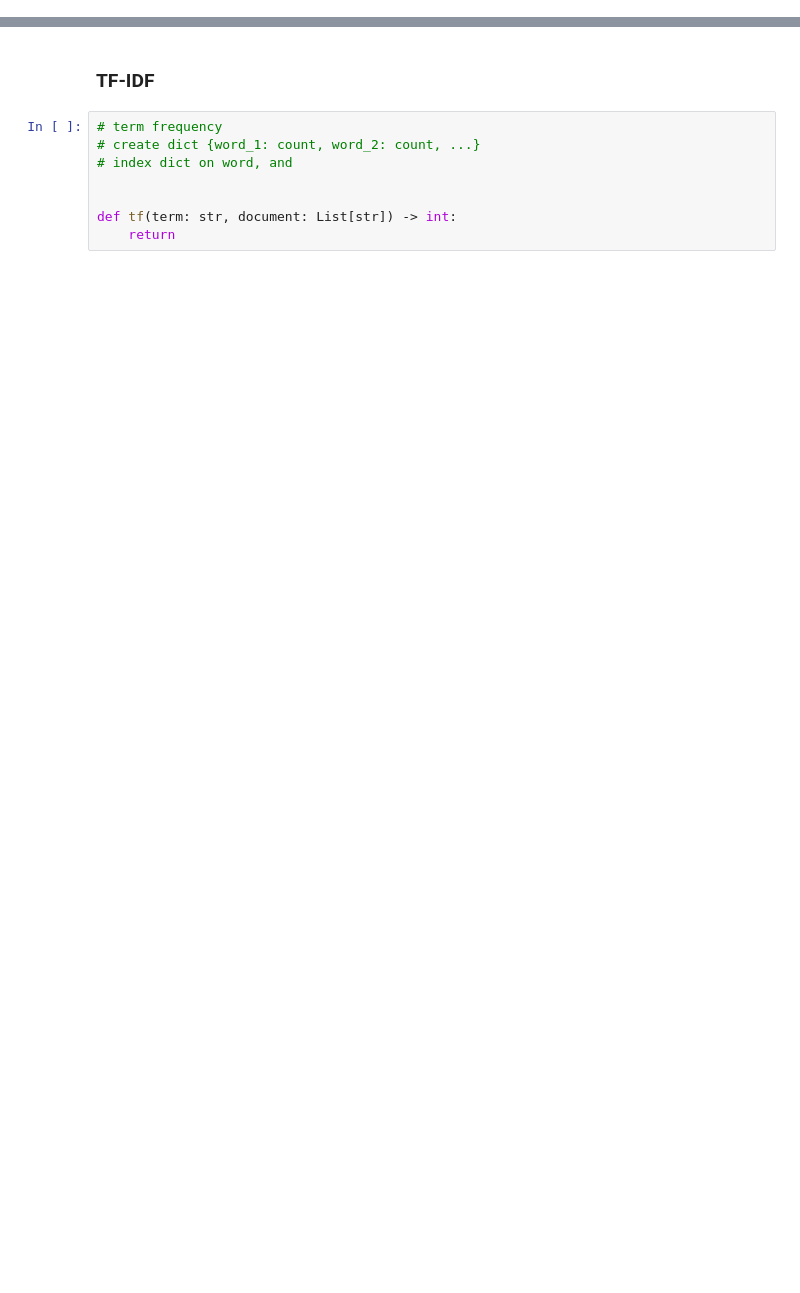
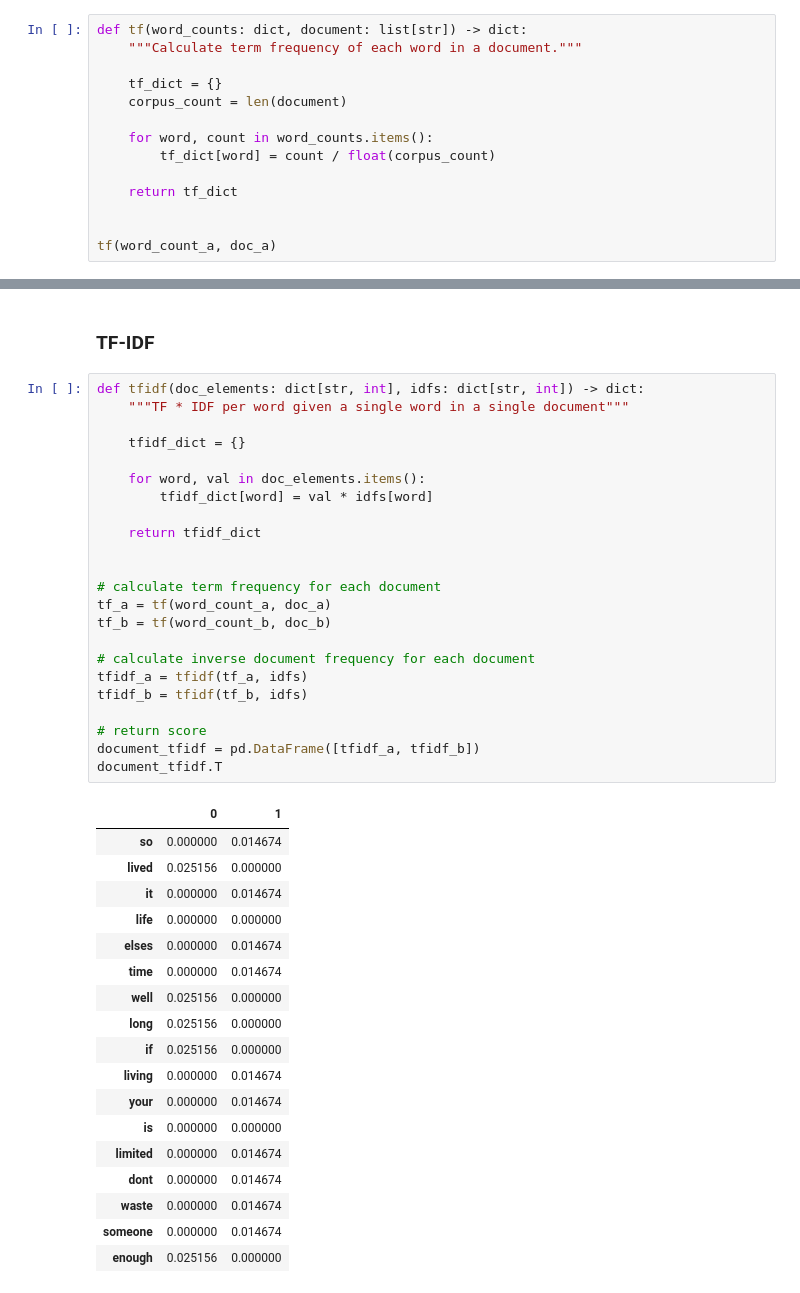
Before and after one commit to benthecoder/AI, a Jupyter notebook: nlp/embeddings/tfidf.ipynb, the cells around one changed output, grey strips where cells are left out. Saved outputs shown, nothing was run; the diff lists cells and outputs as text; blank space fills up the shorter version.

```diff
--- a/nlp/embeddings/tfidf.ipynb
+++ b/nlp/embeddings/tfidf.ipynb
@@ -39,2 +69,16 @@ ModuleNotFoundError: No module named 'pandas'
 # %% [markdown]
 ### TF
+# %%
+def tf(word_counts: dict, document: list[str]) -> dict:
+    """Calculate term frequency of each word in a document."""
+
+    tf_dict = {}
+    corpus_count = len(document)
+
+    for word, count in word_counts.items():
+        tf_dict[word] = count / float(corpus_count)
+
+    return tf_dict
+
+
+tf(word_count_a, doc_a)
@@ -43,10 +145,44 @@ ModuleNotFoundError: No module named 'pandas'
 # %% [markdown]
 ### TF-IDF
-# %%
-# term frequency
-# create dict {word_1: count, word_2: count, ...}
-# index dict on word, and
-
-
-def tf(term: str, document: List[str]) -> int:
-    return
+# %%
+def tfidf(doc_elements: dict[str, int], idfs: dict[str, int]) -> dict:
+    """TF * IDF per word given a single word in a single document"""
+
+    tfidf_dict = {}
+
+    for word, val in doc_elements.items():
+        tfidf_dict[word] = val * idfs[word]
+
+    return tfidf_dict
+
+
+# calculate term frequency for each document
+tf_a = tf(word_count_a, doc_a)
+tf_b = tf(word_count_b, doc_b)
+
+# calculate inverse document frequency for each document
+tfidf_a = tfidf(tf_a, idfs)
+tfidf_b = tfidf(tf_b, idfs)
+
+# return score
+document_tfidf = pd.DataFrame([tfidf_a, tfidf_b])
+document_tfidf.T
+# %% [output]
+|  | 0 | 1 |
+| so | 0.000000 | 0.014674 |
+| lived | 0.025156 | 0.000000 |
+| it | 0.000000 | 0.014674 |
+| life | 0.000000 | 0.000000 |
+| elses | 0.000000 | 0.014674 |
+| time | 0.000000 | 0.014674 |
+| well | 0.025156 | 0.000000 |
+| long | 0.025156 | 0.000000 |
+| if | 0.025156 | 0.000000 |
+| living | 0.000000 | 0.014674 |
+| your | 0.000000 | 0.014674 |
+| is | 0.000000 | 0.000000 |
+| limited | 0.000000 | 0.014674 |
+| dont | 0.000000 | 0.014674 |
+| waste | 0.000000 | 0.014674 |
+| someone | 0.000000 | 0.014674 |
+| enough | 0.025156 | 0.000000 |
```
Also changed, not shown: parts of 13 cells of this notebook.
